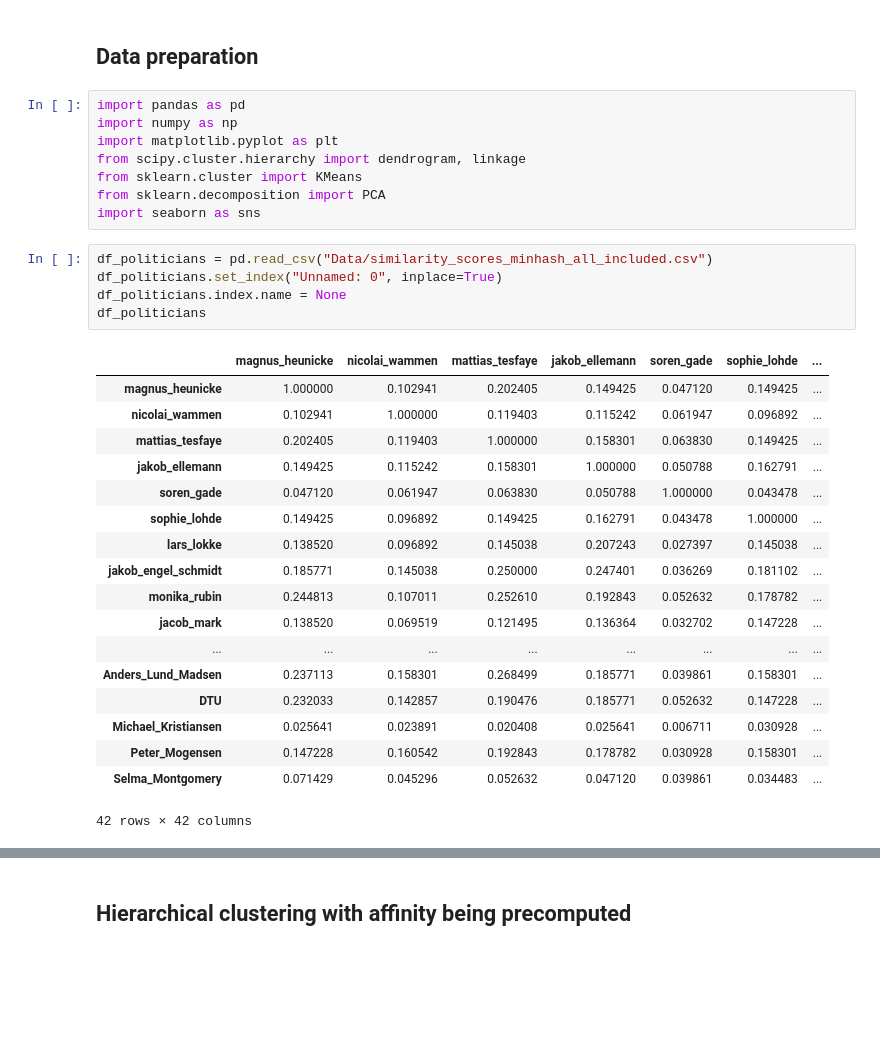
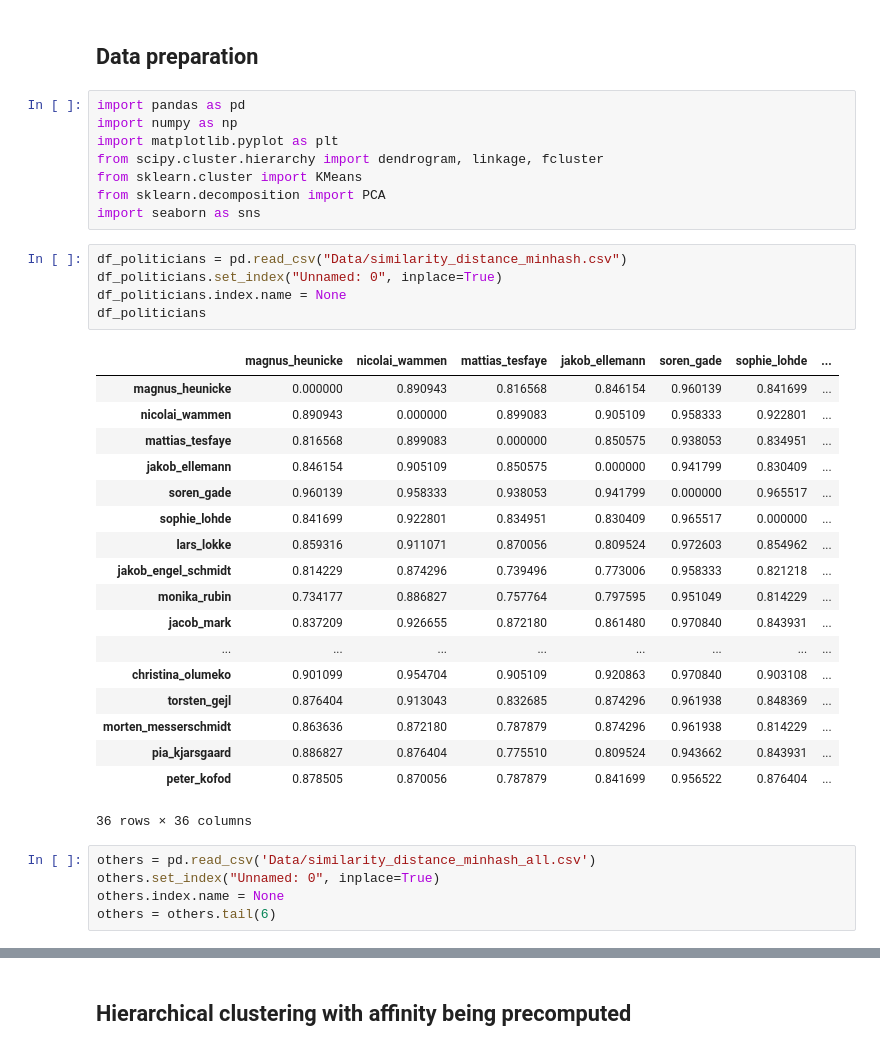
Before and after one commit to s180820/02807_dkpol, a Jupyter notebook: 02_clustering.ipynb, the cells around one changed output, grey strips where cells are left out. Saved outputs shown, nothing was run; the diff lists cells and outputs as text; blank space fills up the shorter version.

```diff
--- a/02_clustering.ipynb
+++ b/02_clustering.ipynb
@@ -8,32 +8,37 @@ This section tries to cluster the different politicians based on their written w
 import pandas as pd
 import numpy as np
 import matplotlib.pyplot as plt
-from scipy.cluster.hierarchy import dendrogram, linkage
+from scipy.cluster.hierarchy import dendrogram, linkage, fcluster
 from sklearn.cluster import KMeans
 from sklearn.decomposition import PCA
 import seaborn as sns
 # %%
-df_politicians = pd.read_csv("Data/similarity_scores_minhash_all_included.csv")
+df_politicians = pd.read_csv("Data/similarity_distance_minhash.csv")
 df_politicians.set_index("Unnamed: 0", inplace=True)
 df_politicians.index.name = None
 df_politicians
 # %% [output]
 |  | magnus_heunicke | nicolai_wammen | mattias_tesfaye | jakob_ellemann | soren_gade | sophie_lohde | ... |
-| magnus_heunicke | 1.000000 | 0.102941 | 0.202405 | 0.149425 | 0.047120 | 0.149425 | ... |
-| nicolai_wammen | 0.102941 | 1.000000 | 0.119403 | 0.115242 | 0.061947 | 0.096892 | ... |
-| mattias_tesfaye | 0.202405 | 0.119403 | 1.000000 | 0.158301 | 0.063830 | 0.149425 | ... |
-| jakob_ellemann | 0.149425 | 0.115242 | 0.158301 | 1.000000 | 0.050788 | 0.162791 | ... |
-| soren_gade | 0.047120 | 0.061947 | 0.063830 | 0.050788 | 1.000000 | 0.043478 | ... |
-| sophie_lohde | 0.149425 | 0.096892 | 0.149425 | 0.162791 | 0.043478 | 1.000000 | ... |
-| lars_lokke | 0.138520 | 0.096892 | 0.145038 | 0.207243 | 0.027397 | 0.145038 | ... |
-| jakob_engel_schmidt | 0.185771 | 0.145038 | 0.250000 | 0.247401 | 0.036269 | 0.181102 | ... |
-| monika_rubin | 0.244813 | 0.107011 | 0.252610 | 0.192843 | 0.052632 | 0.178782 | ... |
-| jacob_mark | 0.138520 | 0.069519 | 0.121495 | 0.136364 | 0.032702 | 0.147228 | ... |
+| magnus_heunicke | 0.000000 | 0.890943 | 0.816568 | 0.846154 | 0.960139 | 0.841699 | ... |
+| nicolai_wammen | 0.890943 | 0.000000 | 0.899083 | 0.905109 | 0.958333 | 0.922801 | ... |
+| mattias_tesfaye | 0.816568 | 0.899083 | 0.000000 | 0.850575 | 0.938053 | 0.834951 | ... |
+| jakob_ellemann | 0.846154 | 0.905109 | 0.850575 | 0.000000 | 0.941799 | 0.830409 | ... |
+| soren_gade | 0.960139 | 0.958333 | 0.938053 | 0.941799 | 0.000000 | 0.965517 | ... |
+| sophie_lohde | 0.841699 | 0.922801 | 0.834951 | 0.830409 | 0.965517 | 0.000000 | ... |
+| lars_lokke | 0.859316 | 0.911071 | 0.870056 | 0.809524 | 0.972603 | 0.854962 | ... |
+| jakob_engel_schmidt | 0.814229 | 0.874296 | 0.739496 | 0.773006 | 0.958333 | 0.821218 | ... |
+| monika_rubin | 0.734177 | 0.886827 | 0.757764 | 0.797595 | 0.951049 | 0.814229 | ... |
+| jacob_mark | 0.837209 | 0.926655 | 0.872180 | 0.861480 | 0.970840 | 0.843931 | ... |
 | ... | ... | ... | ... | ... | ... | ... | ... |
-| Anders_Lund_Madsen | 0.237113 | 0.158301 | 0.268499 | 0.185771 | 0.039861 | 0.158301 | ... |
-| DTU | 0.232033 | 0.142857 | 0.190476 | 0.185771 | 0.052632 | 0.147228 | ... |
-| Michael_Kristiansen | 0.025641 | 0.023891 | 0.020408 | 0.025641 | 0.006711 | 0.030928 | ... |
-| Peter_Mogensen | 0.147228 | 0.160542 | 0.192843 | 0.178782 | 0.030928 | 0.158301 | ... |
-| Selma_Montgomery | 0.071429 | 0.045296 | 0.052632 | 0.047120 | 0.039861 | 0.034483 | ... |
+| christina_olumeko | 0.901099 | 0.954704 | 0.905109 | 0.920863 | 0.970840 | 0.903108 | ... |
+| torsten_gejl | 0.876404 | 0.913043 | 0.832685 | 0.874296 | 0.961938 | 0.848369 | ... |
+| morten_messerschmidt | 0.863636 | 0.872180 | 0.787879 | 0.874296 | 0.961938 | 0.814229 | ... |
+| pia_kjarsgaard | 0.886827 | 0.876404 | 0.775510 | 0.809524 | 0.943662 | 0.843931 | ... |
+| peter_kofod | 0.878505 | 0.870056 | 0.787879 | 0.841699 | 0.956522 | 0.876404 | ... |
-42 rows × 42 columns
+36 rows × 36 columns
+# %%
+others = pd.read_csv('Data/similarity_distance_minhash_all.csv')
+others.set_index("Unnamed: 0", inplace=True)
+others.index.name = None
+others = others.tail(6)
 # %%
```
Also changed, not shown: parts of 12 cells of this notebook, 44 other files.
